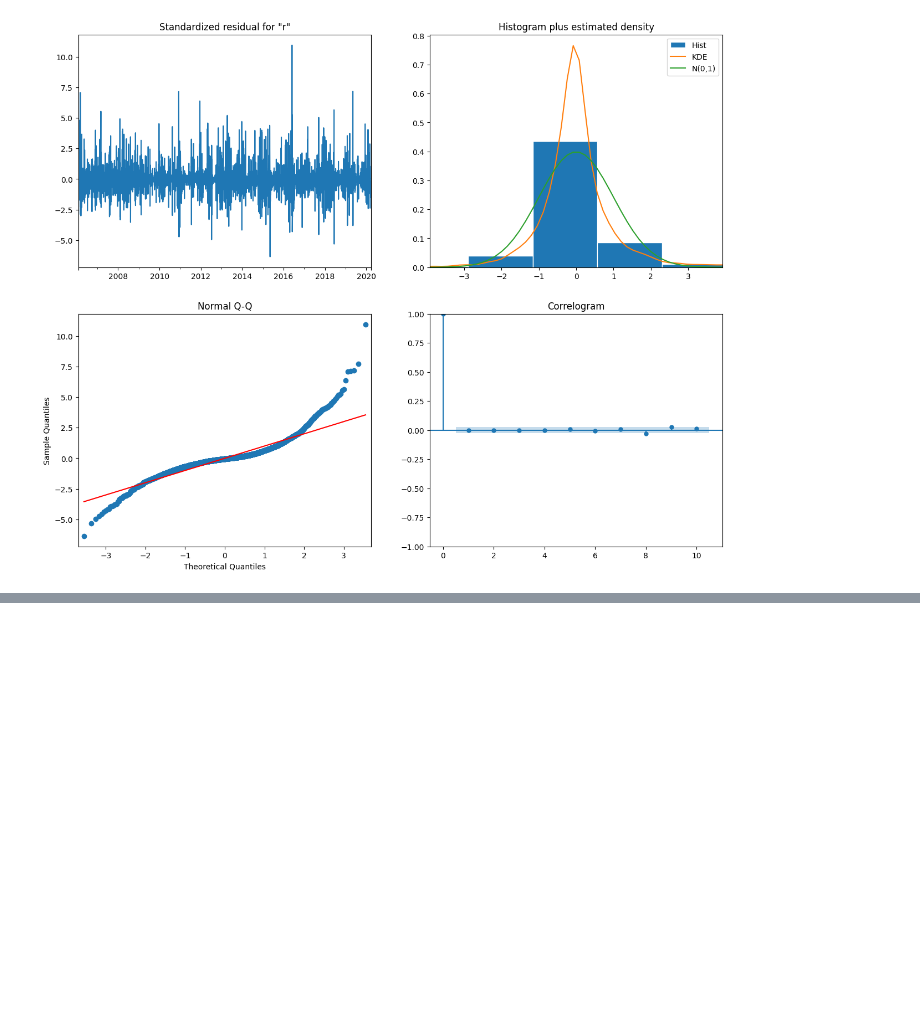
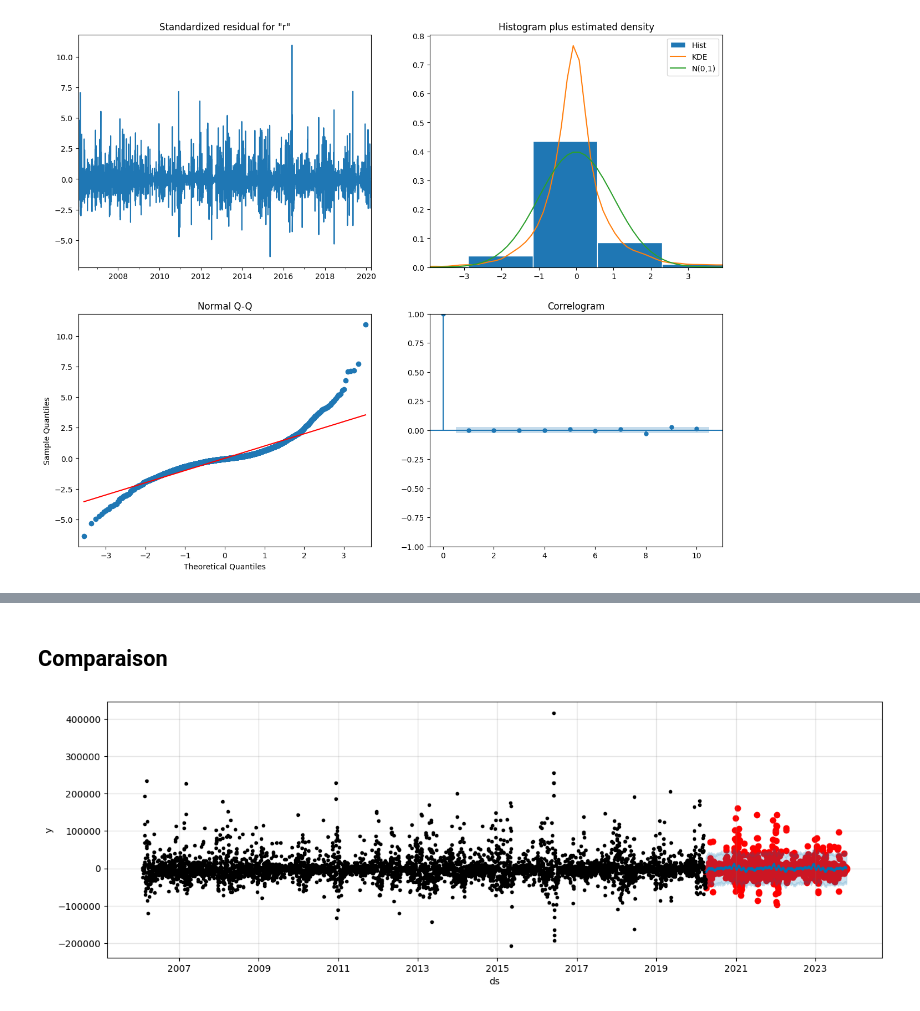
Before and after one commit to PI2-Equipe106/PI2_A5_Equipe_106, a Jupyter notebook: Séries temporelles.ipynb, the cells around one changed output, grey strips where cells are left out. Drawn from its saved outputs; the diff is of its cells as text; code cells hidden in the pictures; blank space fills up the shorter version.

```diff
--- a/Séries temporelles.ipynb
+++ b/Séries temporelles.ipynb
@@ -708,0 +477,11 @@ plt.show()
+# %% [markdown]
+## Comparaison
+# %%
+# Plot the forecast with the actuals
+f, ax = plt.subplots(1)
+f.set_figheight(5)
+f.set_figwidth(15)
+ax.scatter(test.index, test['resultat_obs_elab'], color='r')
+fig = model.plot(test_fcst, ax=ax)
+# %% [output]
+[figure, added]
```
Also changed, not shown: parts of 96 cells of this notebook.
